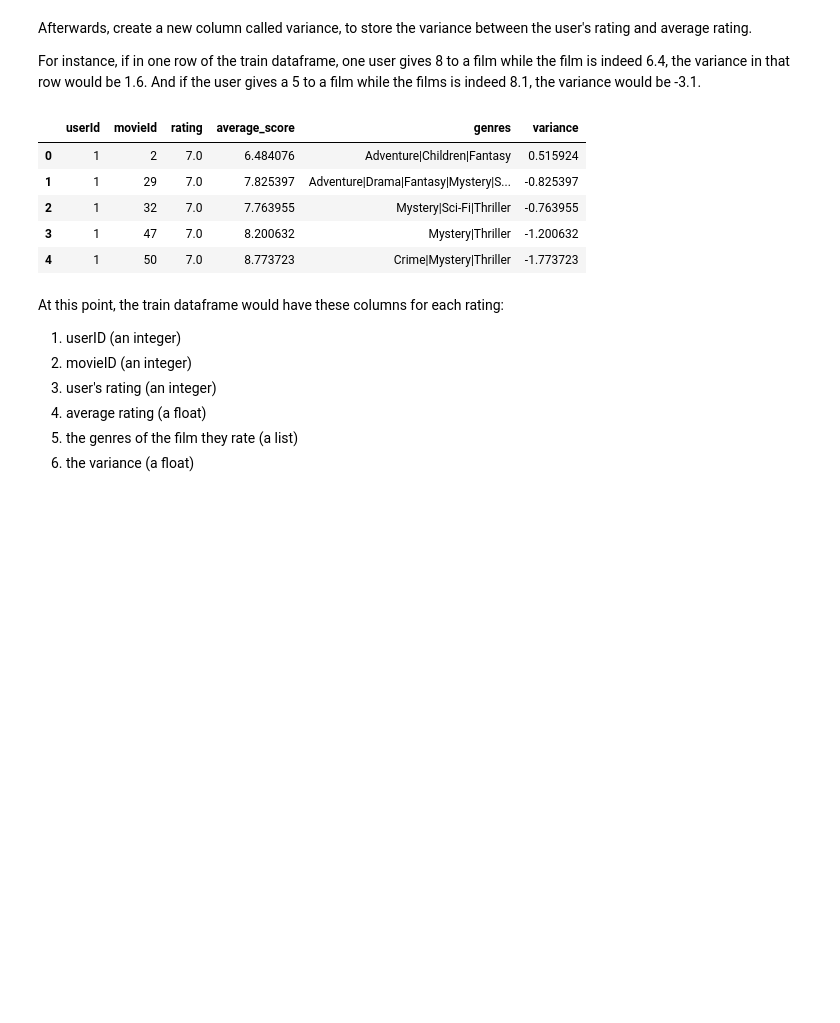
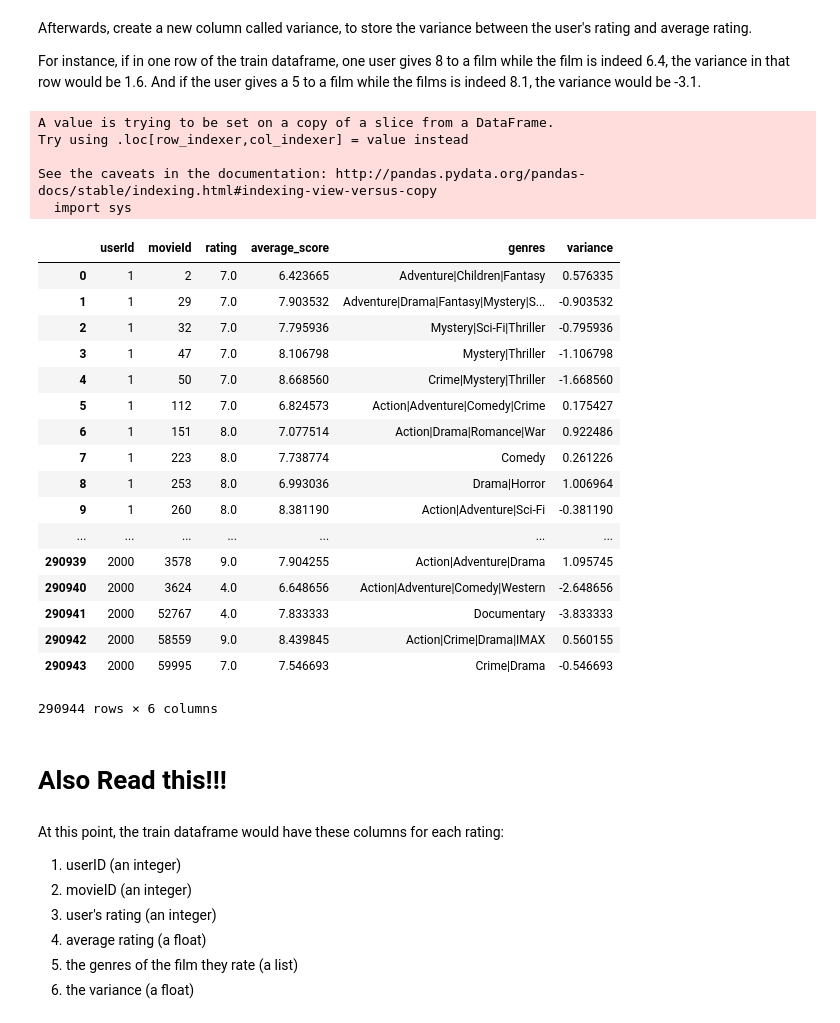
Before and after one commit to strkillr16/COGS108Final, a Jupyter notebook: Final Project Notebook.ipynb, the cells around one changed output. Saved outputs shown, nothing was run; the diff lists cells and outputs as text; code cells hidden in the pictures; blank space fills up the shorter version.

```diff
--- a/Final Project Notebook.ipynb
+++ b/Final Project Notebook.ipynb
@@ -154,0 +234,8 @@ Finally, we create a new column in the train dataframe called: average_score, an
+# %%
+average_ratings = []
+for i in train['movieId']:
+    average = 0
+    for r in df_movie[df_movie['movieId'] == i]['average_rating']:
+        average = r
+    average_ratings.append(average)
+train['average_score'] = average_ratings
@@ -177,2 +268,0 @@ for key,value in average_ratings.items():
-# %%
-train['average_score'] = [average_dict[row[1]] for index,row in train.iterrows()]
@@ -199,14 +286,38 @@ train['genres'] = genre
 Afterwards, create a new column called variance, to store the variance between the user's rating and average rating.
 
 For instance, if in one row of the train dataframe, one user gives 8 to a film while the film is indeed 6.4, the variance in that row would be 1.6. And if the user gives a 5 to a film while the films is indeed 8.1, the variance would be -3.1.
-# %%
-train['variance'] = train.apply(lambda row: row.rating - row.average_score, axis=1)
+# %%
+variances = []
+for n in range(len(train)):
+    usr_rate = train['rating'].iloc[n]
+    avr_rate = train['average_score'].iloc[n]
+    v = usr_rate - avr_rate
+    variances.append(v)
+train['variance'] = variances
+# %% [output]
+A value is trying to be set on a copy of a slice from a DataFrame.
+Try using .loc[row_indexer,col_indexer] = value instead
+
+See the caveats in the documentation: http://pandas.pydata.org/pandas-docs/stable/indexing.html#indexing-view-versus-copy
+  import sys
 # %%
-train.head()
+train
 # %% [output]
 |  | userId | movieId | rating | average_score | genres | variance |
-| 0 | 1 | 2 | 7.0 | 6.484076 | Adventure|Children|Fantasy | 0.515924 |
-| 1 | 1 | 29 | 7.0 | 7.825397 | Adventure|Drama|Fantasy|Mystery|S... | -0.825397 |
-| 2 | 1 | 32 | 7.0 | 7.763955 | Mystery|Sci-Fi|Thriller | -0.763955 |
-| 3 | 1 | 47 | 7.0 | 8.200632 | Mystery|Thriller | -1.200632 |
-| 4 | 1 | 50 | 7.0 | 8.773723 | Crime|Mystery|Thriller | -1.773723 |
+| 0 | 1 | 2 | 7.0 | 6.423665 | Adventure|Children|Fantasy | 0.576335 |
+| 1 | 1 | 29 | 7.0 | 7.903532 | Adventure|Drama|Fantasy|Mystery|S... | -0.903532 |
+| 2 | 1 | 32 | 7.0 | 7.795936 | Mystery|Sci-Fi|Thriller | -0.795936 |
+| 3 | 1 | 47 | 7.0 | 8.106798 | Mystery|Thriller | -1.106798 |
+| 4 | 1 | 50 | 7.0 | 8.668560 | Crime|Mystery|Thriller | -1.668560 |
+| 5 | 1 | 112 | 7.0 | 6.824573 | Action|Adventure|Comedy|Crime | 0.175427 |
+| 6 | 1 | 151 | 8.0 | 7.077514 | Action|Drama|Romance|War | 0.922486 |
+| 7 | 1 | 223 | 8.0 | 7.738774 | Comedy | 0.261226 |
+| 8 | 1 | 253 | 8.0 | 6.993036 | Drama|Horror | 1.006964 |
+| 9 | 1 | 260 | 8.0 | 8.381190 | Action|Adventure|Sci-Fi | -0.381190 |
+| ... | ... | ... | ... | ... | ... | ... |
+| 290939 | 2000 | 3578 | 9.0 | 7.904255 | Action|Adventure|Drama | 1.095745 |
+| 290940 | 2000 | 3624 | 4.0 | 6.648656 | Action|Adventure|Comedy|Western | -2.648656 |
+| 290941 | 2000 | 52767 | 4.0 | 7.833333 | Documentary | -3.833333 |
+| 290942 | 2000 | 58559 | 9.0 | 8.439845 | Action|Crime|Drama|IMAX | 0.560155 |
+| 290943 | 2000 | 59995 | 7.0 | 7.546693 | Crime|Drama | -0.546693 |
+290944 rows × 6 columns
@@ -213 +326,3 @@ train.head()
+# %% [markdown]
+# Also Read this!!!
 # %%
```
Also changed, not shown: parts of 56 cells of this notebook.
